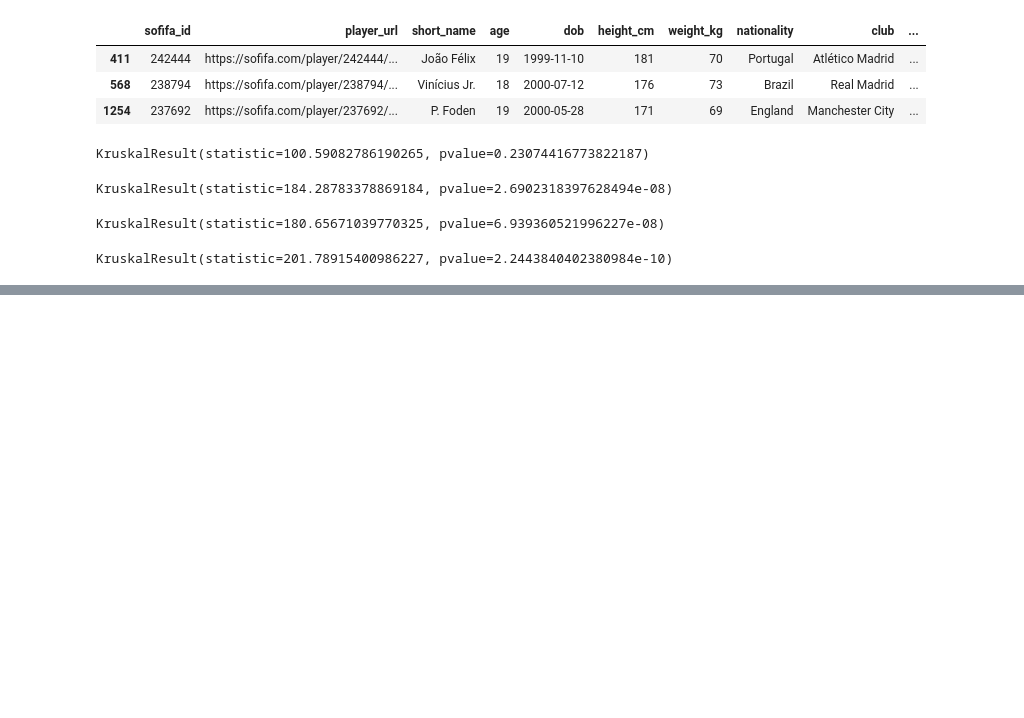
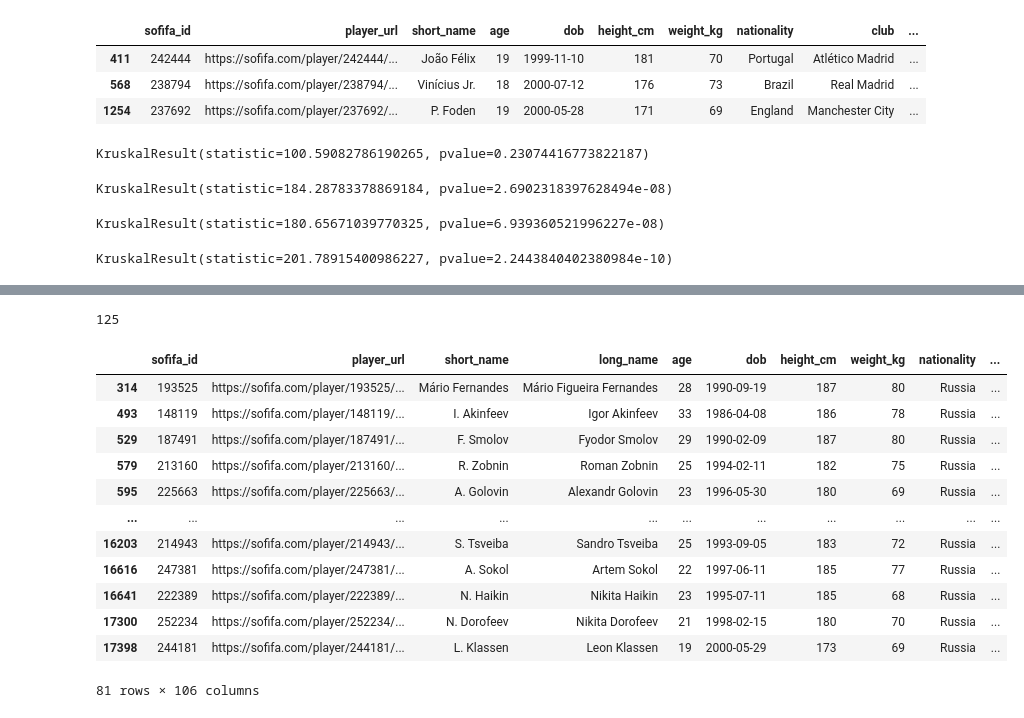
Before and after one commit to LucasAfa/Projeto1-IF775, a Jupyter notebook: projeto_1.ipynb, the cells around one changed output, grey strips where cells are left out. Drawn from its saved outputs; the diff is of its cells as text; code cells hidden in the pictures; blank space fills up the shorter version.

```diff
--- a/projeto_1.ipynb
+++ b/projeto_1.ipynb
@@ -244,0 +263,33 @@ KruskalResult(statistic=201.78915400986227, pvalue=2.2443840402380984e-10)
+# %%
+fifa20_all['player_url'] = fifa20_all['player_url'].astype('category')
+fifa20_all['short_name'] = fifa20_all['short_name'].astype('category')
+fifa20_all['dob'] = fifa20_all['dob'].astype('datetime64[ns]')
+fifa20_all['nationality'] = fifa20_all['nationality'].astype('category')
+fifa20_all['club'] = fifa20_all['club'].astype('category')
+fifa20_all['preferred_foot'] = fifa20_all['preferred_foot'].astype('category')
+fifa20_all['team_position'] = fifa20_all['team_position'].astype('category')
+fifa20_all['nation_position'] = fifa20_all['nation_position'].astype('category')
+fifa20_all['country_code'] = fifa20_all['nationality'].cat.codes
+fifa20_all['club_code'] = fifa20_all['club'].cat.codes
+# %%
+#Pegando a maior média de pontencial
+fifa20_all.groupby("country_code").mean()[fifa20_all.groupby("country_code").mean()["potential"] == fifa20_all.groupby("country_code").mean().max()[5]].index[0]
+# %% [output]
+125
+# %%
+#o pais com maior media de potencial é a Russia
+fifa20_all[fifa20_all["country_code"] == fifa20_all.groupby("country_code").mean()[fifa20_all.groupby("country_code").mean()["potential"] == fifa20_all.groupby("country_code").mean().max()[5]].index[0]
+# %% [output]
+|  | sofifa_id | player_url | short_name | long_name | age | dob | height_cm | weight_kg | nationality | ... |
+| 314 | 193525 | https://sofifa.com/player/193525/... | Mário Fernandes | Mário Figueira Fernandes | 28 | 1990-09-19 | 187 | 80 | Russia | ... |
+| 493 | 148119 | https://sofifa.com/player/148119/... | I. Akinfeev | Igor Akinfeev | 33 | 1986-04-08 | 186 | 78 | Russia | ... |
+| 529 | 187491 | https://sofifa.com/player/187491/... | F. Smolov | Fyodor Smolov | 29 | 1990-02-09 | 187 | 80 | Russia | ... |
+| 579 | 213160 | https://sofifa.com/player/213160/... | R. Zobnin | Roman Zobnin | 25 | 1994-02-11 | 182 | 75 | Russia | ... |
+| 595 | 225663 | https://sofifa.com/player/225663/... | A. Golovin | Alexandr Golovin | 23 | 1996-05-30 | 180 | 69 | Russia | ... |
+| ... | ... | ... | ... | ... | ... | ... | ... | ... | ... | ... |
+| 16203 | 214943 | https://sofifa.com/player/214943/... | S. Tsveiba | Sandro Tsveiba | 25 | 1993-09-05 | 183 | 72 | Russia | ... |
+| 16616 | 247381 | https://sofifa.com/player/247381/... | A. Sokol | Artem Sokol | 22 | 1997-06-11 | 185 | 77 | Russia | ... |
+| 16641 | 222389 | https://sofifa.com/player/222389/... | N. Haikin | Nikita Haikin | 23 | 1995-07-11 | 185 | 68 | Russia | ... |
+| 17300 | 252234 | https://sofifa.com/player/252234/... | N. Dorofeev | Nikita Dorofeev | 21 | 1998-02-15 | 180 | 70 | Russia | ... |
+| 17398 | 244181 | https://sofifa.com/player/244181/... | L. Klassen | Leon Klassen | 19 | 2000-05-29 | 173 | 69 | Russia | ... |
+81 rows × 106 columns
```
Also changed, not shown: parts of 6 cells of this notebook.
